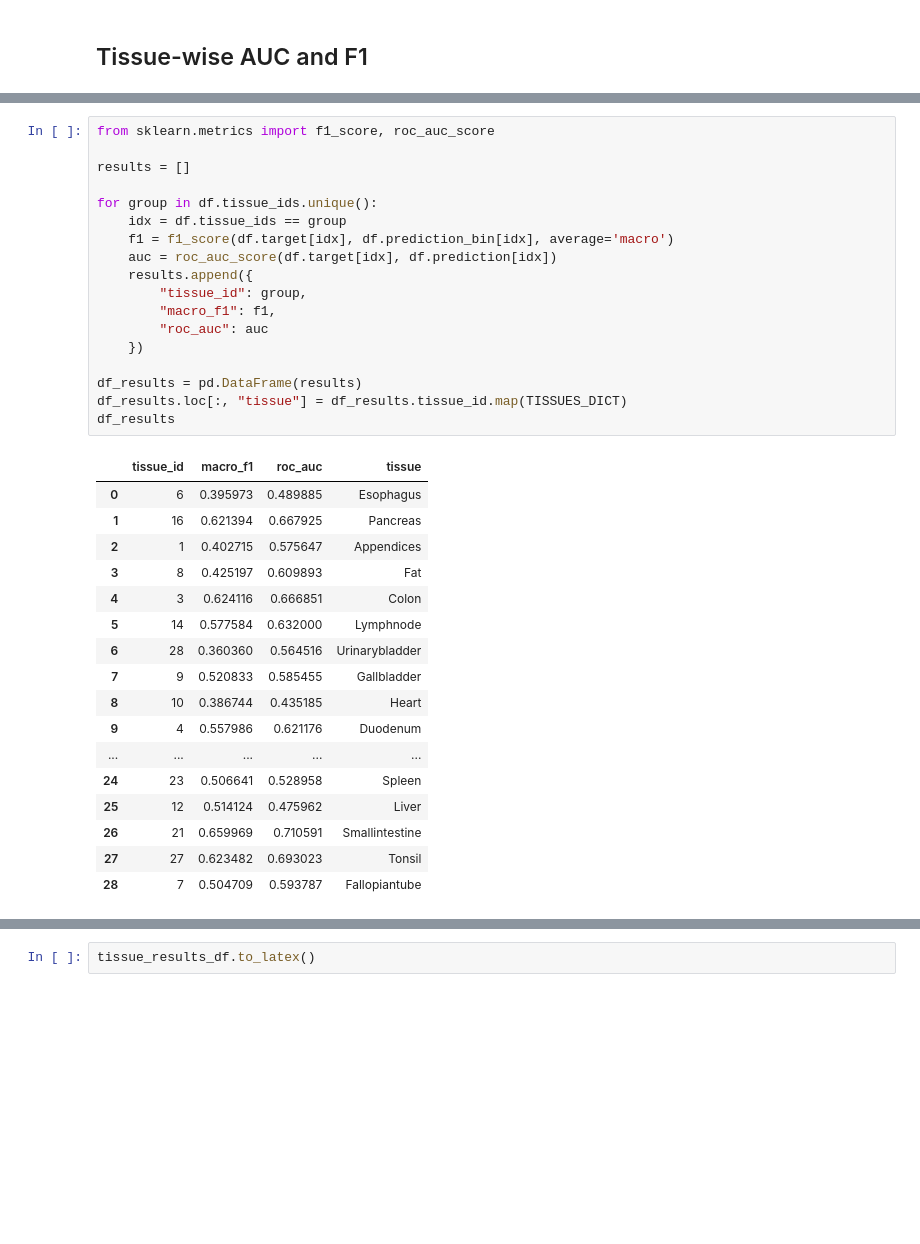
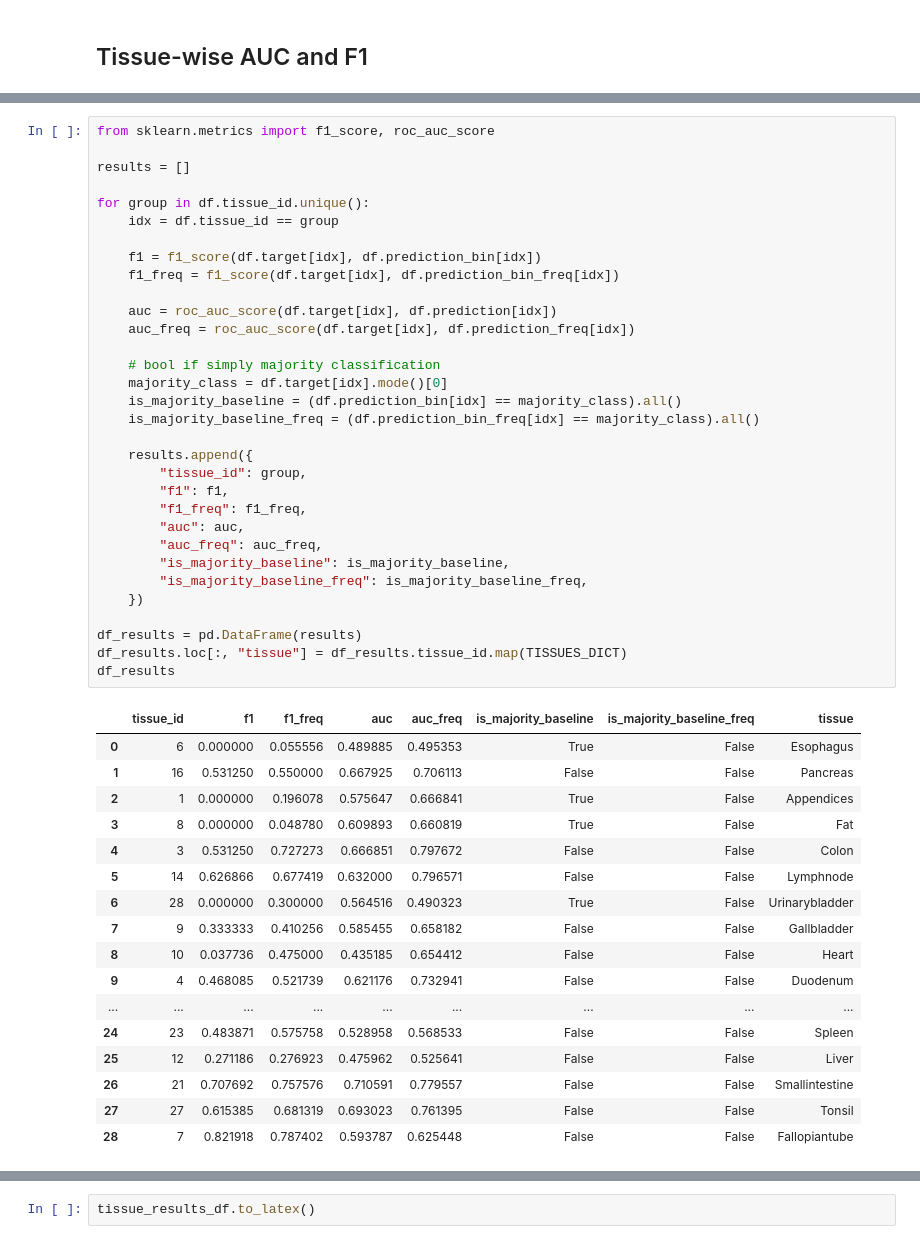
Before and after one commit to f-krause/master-thesis, a Jupyter notebook: experiments/visualisation/ptrnet_prediction_vis.ipynb, the cells around one changed output, grey strips where cells are left out. Cells and saved outputs as stored; diff of their text form; blank space fills up the shorter version.

```diff
--- a/experiments/visualisation/ptrnet_prediction_vis.ipynb
+++ b/experiments/visualisation/ptrnet_prediction_vis.ipynb
@@ -155,38 +158,52 @@ hernandez_df
 # %%
 from sklearn.metrics import f1_score, roc_auc_score
 
 results = []
 
-for group in df.tissue_ids.unique():
-    idx = df.tissue_ids == group
-    f1 = f1_score(df.target[idx], df.prediction_bin[idx], average='macro')
+for group in df.tissue_id.unique():
+    idx = df.tissue_id == group
+
+    f1 = f1_score(df.target[idx], df.prediction_bin[idx])
+    f1_freq = f1_score(df.target[idx], df.prediction_bin_freq[idx])
+
     auc = roc_auc_score(df.target[idx], df.prediction[idx])
+    auc_freq = roc_auc_score(df.target[idx], df.prediction_freq[idx])
+
+    # bool if simply majority classification
+    majority_class = df.target[idx].mode()[0]
+    is_majority_baseline = (df.prediction_bin[idx] == majority_class).all()
+    is_majority_baseline_freq = (df.prediction_bin_freq[idx] == majority_class).all()
+
     results.append({
         "tissue_id": group,
-        "macro_f1": f1,
-        "roc_auc": auc
+        "f1": f1,
+        "f1_freq": f1_freq,
+        "auc": auc,
+        "auc_freq": auc_freq,
+        "is_majority_baseline": is_majority_baseline,
+        "is_majority_baseline_freq": is_majority_baseline_freq,
     })
 
 df_results = pd.DataFrame(results)
 df_results.loc[:, "tissue"] = df_results.tissue_id.map(TISSUES_DICT)
 df_results
 # %% [output]
-|  | tissue_id | macro_f1 | roc_auc | tissue |
-| 0 | 6 | 0.395973 | 0.489885 | Esophagus |
-| 1 | 16 | 0.621394 | 0.667925 | Pancreas |
-| 2 | 1 | 0.402715 | 0.575647 | Appendices |
-| 3 | 8 | 0.425197 | 0.609893 | Fat |
-| 4 | 3 | 0.624116 | 0.666851 | Colon |
-| 5 | 14 | 0.577584 | 0.632000 | Lymphnode |
-| 6 | 28 | 0.360360 | 0.564516 | Urinarybladder |
-| 7 | 9 | 0.520833 | 0.585455 | Gallbladder |
-| 8 | 10 | 0.386744 | 0.435185 | Heart |
-| 9 | 4 | 0.557986 | 0.621176 | Duodenum |
-| ... | ... | ... | ... | ... |
-| 24 | 23 | 0.506641 | 0.528958 | Spleen |
-| 25 | 12 | 0.514124 | 0.475962 | Liver |
-| 26 | 21 | 0.659969 | 0.710591 | Smallintestine |
-| 27 | 27 | 0.623482 | 0.693023 | Tonsil |
-| 28 | 7 | 0.504709 | 0.593787 | Fallopiantube |
+|  | tissue_id | f1 | f1_freq | auc | auc_freq | is_majority_baseline | is_majority_baseline_freq | tissue |
+| 0 | 6 | 0.000000 | 0.055556 | 0.489885 | 0.495353 | True | False | Esophagus |
+| 1 | 16 | 0.531250 | 0.550000 | 0.667925 | 0.706113 | False | False | Pancreas |
+| 2 | 1 | 0.000000 | 0.196078 | 0.575647 | 0.666841 | True | False | Appendices |
+| 3 | 8 | 0.000000 | 0.048780 | 0.609893 | 0.660819 | True | False | Fat |
+| 4 | 3 | 0.531250 | 0.727273 | 0.666851 | 0.797672 | False | False | Colon |
+| 5 | 14 | 0.626866 | 0.677419 | 0.632000 | 0.796571 | False | False | Lymphnode |
+| 6 | 28 | 0.000000 | 0.300000 | 0.564516 | 0.490323 | True | False | Urinarybladder |
+| 7 | 9 | 0.333333 | 0.410256 | 0.585455 | 0.658182 | False | False | Gallbladder |
+| 8 | 10 | 0.037736 | 0.475000 | 0.435185 | 0.654412 | False | False | Heart |
+| 9 | 4 | 0.468085 | 0.521739 | 0.621176 | 0.732941 | False | False | Duodenum |
+| ... | ... | ... | ... | ... | ... | ... | ... | ... |
+| 24 | 23 | 0.483871 | 0.575758 | 0.528958 | 0.568533 | False | False | Spleen |
+| 25 | 12 | 0.271186 | 0.276923 | 0.475962 | 0.525641 | False | False | Liver |
+| 26 | 21 | 0.707692 | 0.757576 | 0.710591 | 0.779557 | False | False | Smallintestine |
+| 27 | 27 | 0.615385 | 0.681319 | 0.693023 | 0.761395 | False | False | Tonsil |
+| 28 | 7 | 0.821918 | 0.787402 | 0.593787 | 0.625448 | False | False | Fallopiantube |
 # %%
 df_results_clean = df_results.copy()
```
Also changed, not shown: parts of 23 cells of this notebook.
